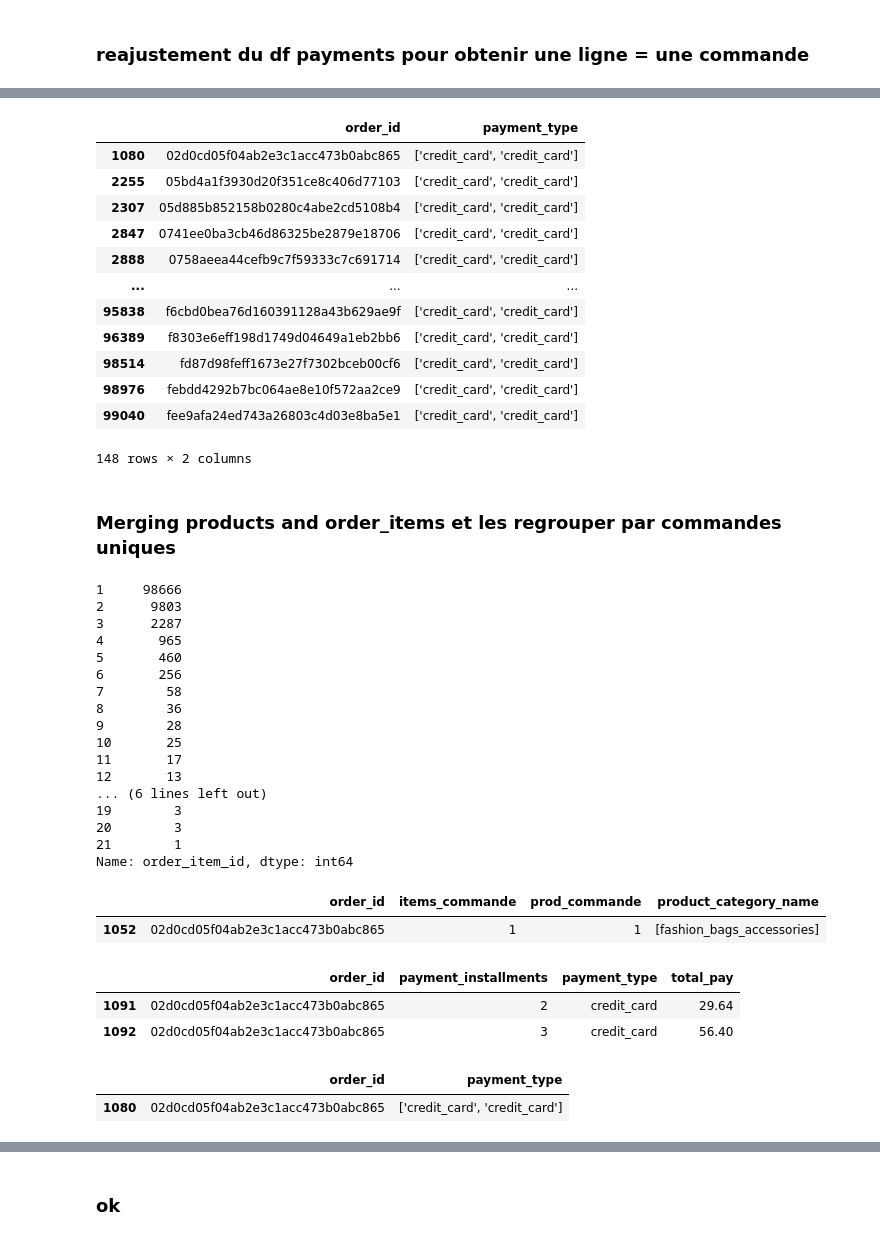
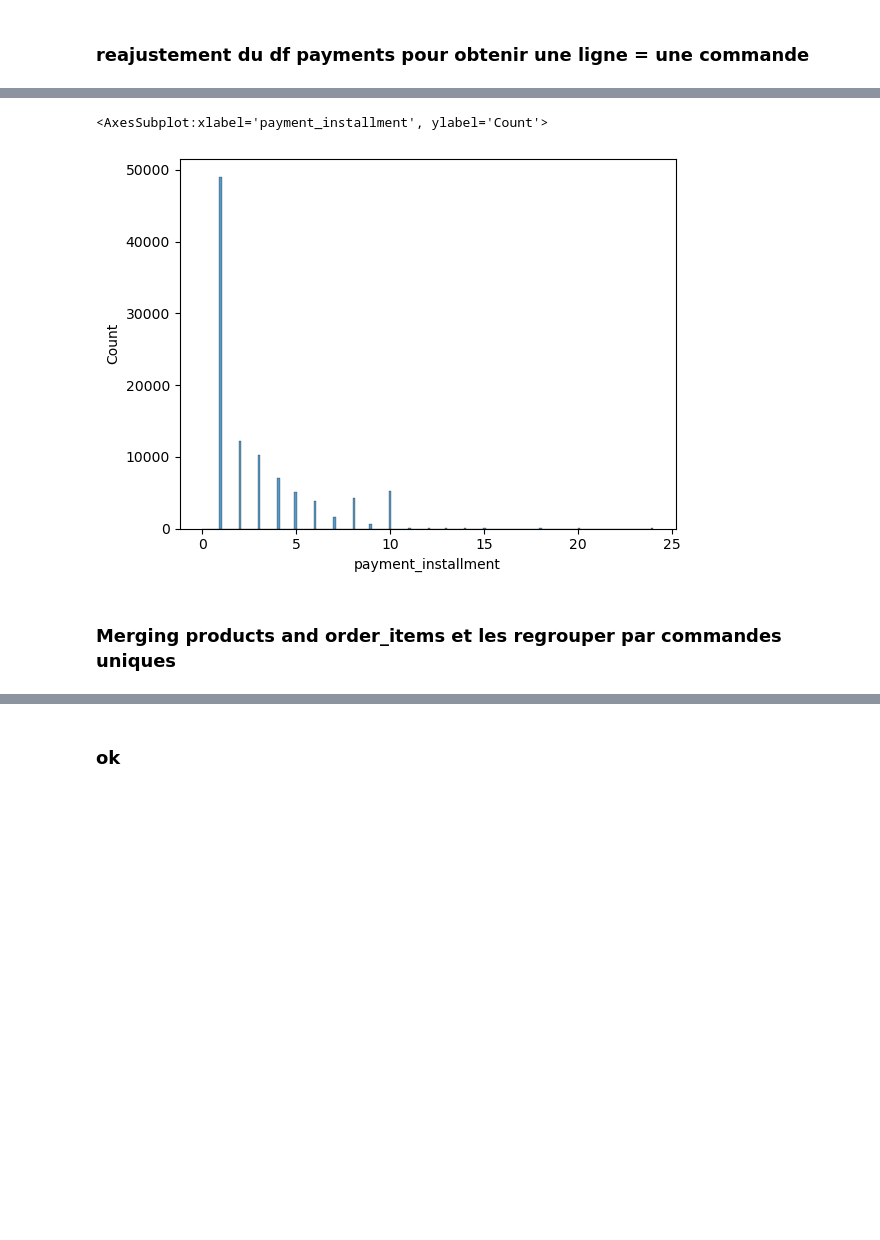
Before and after one commit to Thomas-Dulompont/Segmentation-Client, a Jupyter notebook: notebooks/analyse.ipynb, the cells around one changed output, grey strips where cells are left out. Saved outputs shown, nothing was run; the diff lists cells and outputs as text; code cells hidden in the pictures; blank space fills up the shorter version.

```diff
--- a/notebooks/analyse.ipynb
+++ b/notebooks/analyse.ipynb
@@ -79,9 +69,8 @@ order_reviews['review_score'].dropna(inplace=True)
 ## Merging pour l'analyse des commandes
 # %% [markdown]
 ### reajustement du df payments pour obtenir une ligne = une commande
+# %%
+def get_mode(x):
+    return x.mode().iloc[0]
 # %%
-p1 =order_payments.groupby('order_id').agg(total_pay =('payment_value','sum')).reset_index()
+p1 = order_payments.groupby('order_id').agg(payment_installment = ('payment_installments',get_mode),payment_type = ('payment_type',get_mode),total_pay =('payment_value','sum')).reset_index()
-# %%
-p1 = order_payments.groupby(['order_id','payment_installments']).agg(payment_type = ('payment_type',apply(lambda)),total_pay =('payment_value','sum')).reset_index()
-p2=p1.groupby('order_id')['payment_installments'].apply(list).reset_index()
-p3 = p1.groupby('order_id')['payment_type'].apply(list).reset_index()
@@ -96,19 +77,8 @@ order_payments[order_payments.order_id=='02d0cd05f04ab2e3c1acc473b0abc865']
-# %%
-p3[p3.payment_type == "['credit_card', 'credit_card']"]
-# %% [output]
-|  | order_id | payment_type |
-| 1080 | 02d0cd05f04ab2e3c1acc473b0abc865 | ['credit_card', 'credit_card'] |
-| 2255 | 05bd4a1f3930d20f351ce8c406d77103 | ['credit_card', 'credit_card'] |
-| 2307 | 05d885b852158b0280c4abe2cd5108b4 | ['credit_card', 'credit_card'] |
-| 2847 | 0741ee0ba3cb46d86325be2879e18706 | ['credit_card', 'credit_card'] |
-| 2888 | 0758aeea44cefb9c7f59333c7c691714 | ['credit_card', 'credit_card'] |
-| ... | ... | ... |
-| 95838 | f6cbd0bea76d160391128a43b629ae9f | ['credit_card', 'credit_card'] |
-| 96389 | f8303e6eff198d1749d04649a1eb2bb6 | ['credit_card', 'credit_card'] |
-| 98514 | fd87d98feff1673e27f7302bceb00cf6 | ['credit_card', 'credit_card'] |
-| 98976 | febdd4292b7bc064ae8e10f572aa2ce9 | ['credit_card', 'credit_card'] |
-| 99040 | fee9afa24ed743a26803c4d03e8ba5e1 | ['credit_card', 'credit_card'] |
-148 rows × 2 columns
+# %%
+sns.histplot(data=p1,x='payment_installment')
+# %% [output]
+<AxesSubplot:xlabel='payment_installment', ylabel='Count'>
+[figure, added]
 # %% [markdown]
 ### Merging products and order_items et les regrouper par commandes uniques
 # %%
@@ -121,37 +89,0 @@ b = a.groupby('order_id')['product_category_name'].apply(list).reset_index()
-# %%
-order_items.order_item_id.value_counts()
-# %% [output]
-1     98666
-2      9803
-3      2287
-4       965
-5       460
-6       256
-7        58
-8        36
-9        28
-10       25
-11       17
-12       13
-... (6 lines left out)
-19        3
-20        3
-21        1
-Name: order_item_id, dtype: int64
-# %%
-new_products_items = pd.merge(c,b,how='left',left_on='order_id',right_on='order_id')
-new_products_items[new_products_items.order_id=='02d0cd05f04ab2e3c1acc473b0abc865']
-# %% [output]
-|  | order_id | items_commande | prod_commande | product_category_name |
-| 1052 | 02d0cd05f04ab2e3c1acc473b0abc865 | 1 | 1 | [fashion_bags_accessories] |
-# %%
-p1[p1.order_id=='02d0cd05f04ab2e3c1acc473b0abc865']
-# %% [output]
-|  | order_id | payment_installments | payment_type | total_pay |
-| 1091 | 02d0cd05f04ab2e3c1acc473b0abc865 | 2 | credit_card | 29.64 |
-| 1092 | 02d0cd05f04ab2e3c1acc473b0abc865 | 3 | credit_card | 56.40 |
-# %%
-p3[p3.order_id=='02d0cd05f04ab2e3c1acc473b0abc865']
-# %% [output]
-|  | order_id | payment_type |
-| 1080 | 02d0cd05f04ab2e3c1acc473b0abc865 | ['credit_card', 'credit_card'] |
```
Also changed, not shown: parts of 19 cells of this notebook.
